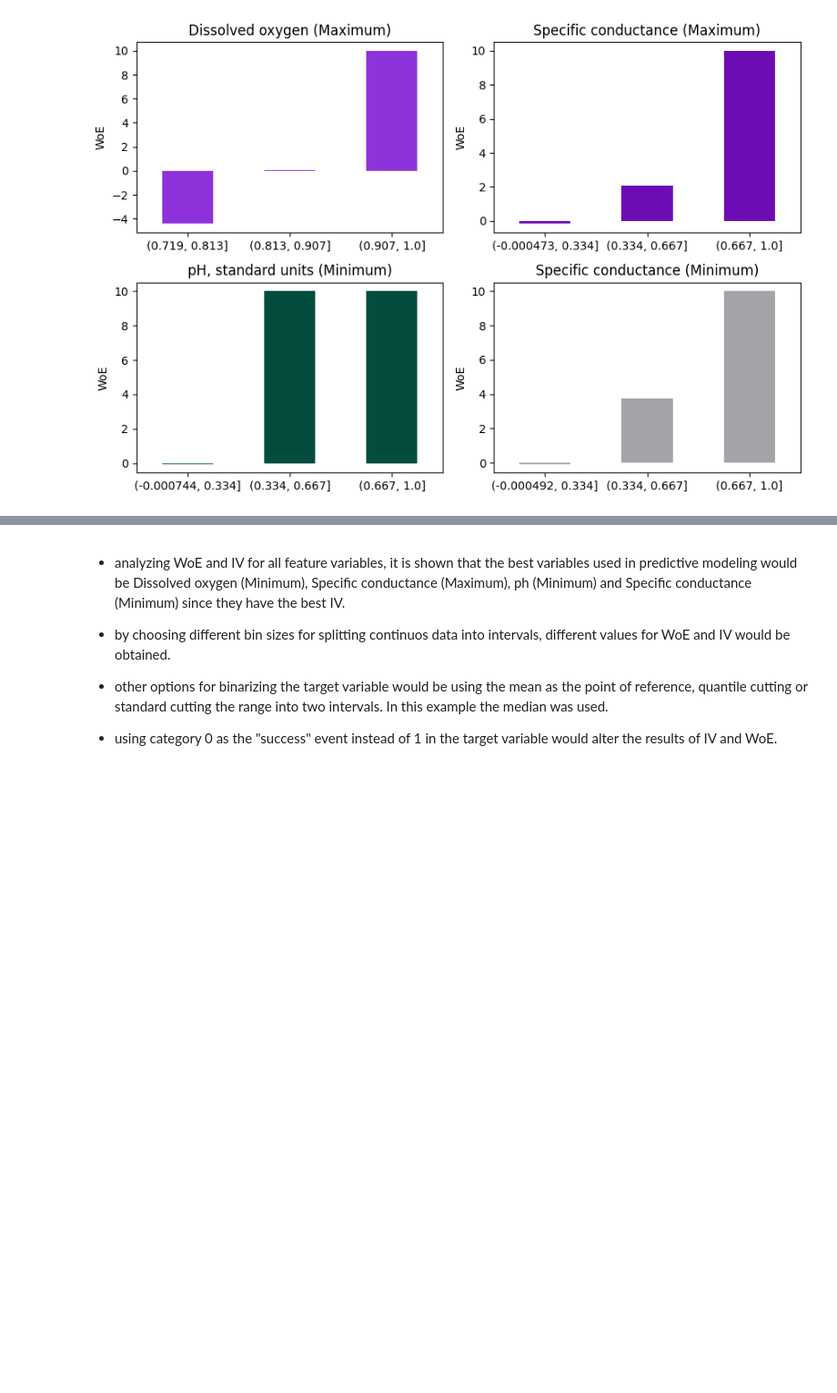
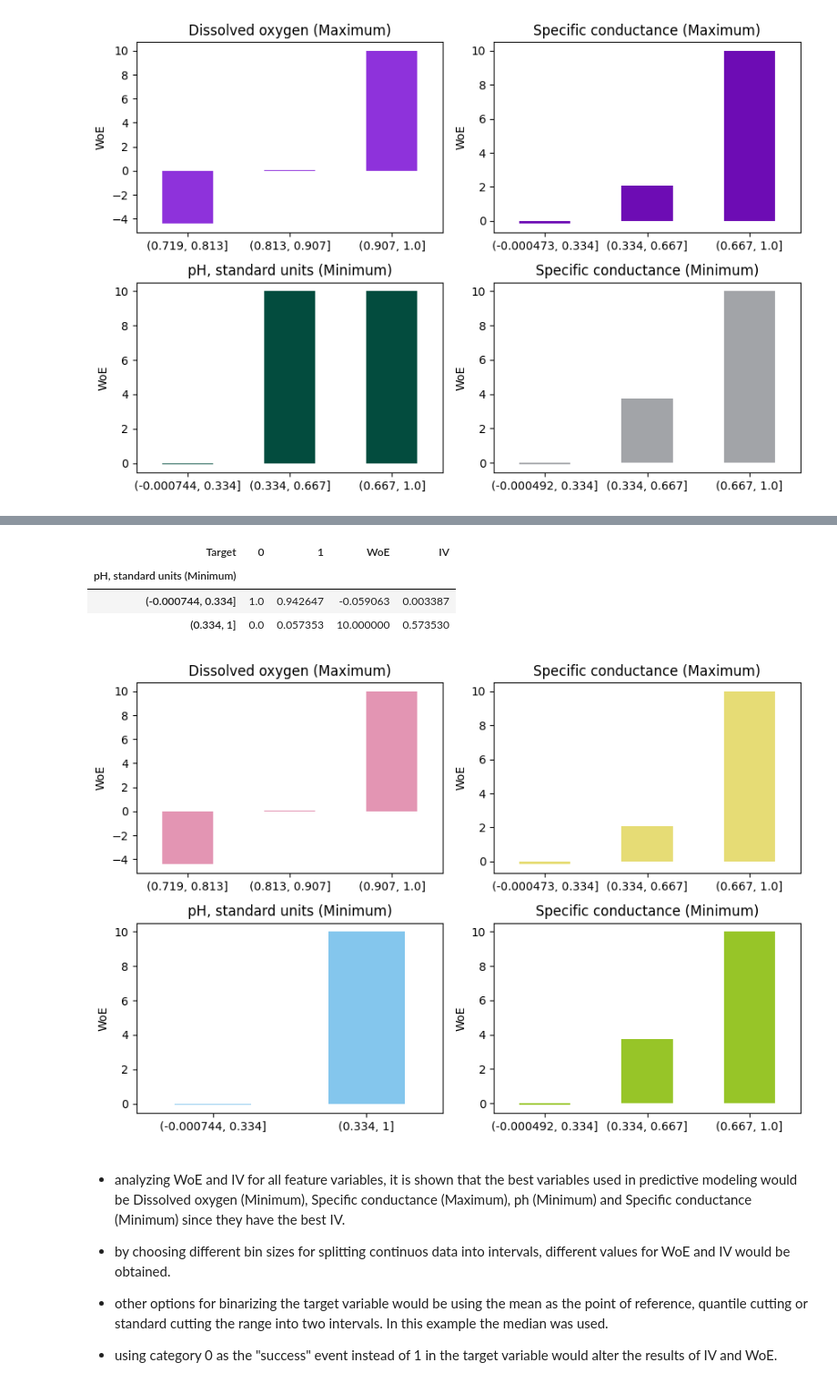
Before and after one commit to glovric/NOSQLBDA-TVZ, a Jupyter notebook: Python_2/iv_woe_3.ipynb, the cells around one changed output, grey strips where cells are left out. Shown: that part at 91% size. Cells and saved outputs as stored; diff of their text form; code cells hidden in the pictures; blank space fills up the shorter version.

```diff
--- a/Python_2/iv_woe_3.ipynb
+++ b/Python_2/iv_woe_3.ipynb
@@ -167,0 +170,3 @@ plt.show()
+# %%
+woe_dict["pH, standard units (Minimum)"].loc["(0.334, 1]"] = {0: 0.0, 1: 0.022291+0.035062, "WoE": 10, "IV": (0.022291+0.035062)*10}
+woe_dict["pH, standard units (Minimum)"]
@@ -168,3 +180,28 @@ plt.show()
+# %%
+rows_drop = list(woe_dict["pH, standard units (Minimum)"].index)[1:3]
+woe_dict["pH, standard units (Minimum)"].drop(rows_drop, axis=0, inplace=True)
+woe_dict["pH, standard units (Minimum)"]
+# %% [output]
+| Target | 0 | 1 | WoE | IV |
+| pH, standard units (Minimum) |  |  |  |  |
+| (-0.000744, 0.334] | 1.0 | 0.942647 | -0.059063 | 0.003387 |
+| (0.334, 1] | 0.0 | 0.057353 | 10.000000 | 0.573530 |
+# %%
+fig, axes = plt.subplots(2, 2, figsize=(9, 6))
+axes = axes.flatten()
+
+for idx, var in enumerate(strongest_variables):
+    df = woe_dict[var]
+    df["WoE"].plot(kind='bar', ax=axes[idx], color=random_color())
+    axes[idx].set_title(var)
+    axes[idx].tick_params(axis='x', rotation=0)
+    axes[idx].set_xlabel("")
+    axes[idx].set_ylabel("WoE")
+
+plt.tight_layout()
+plt.show()
+# %% [output]
+[figure, added]
 # %% [markdown]
 - analyzing WoE and IV for all feature variables, it is shown that the best variables used in predictive modeling would be Dissolved oxygen (Minimum), Specific conductance (Maximum), ph (Minimum) and Specific conductance (Minimum) since they have the best IV.
 
```
Also changed, not shown: parts of 2 cells of this notebook.
